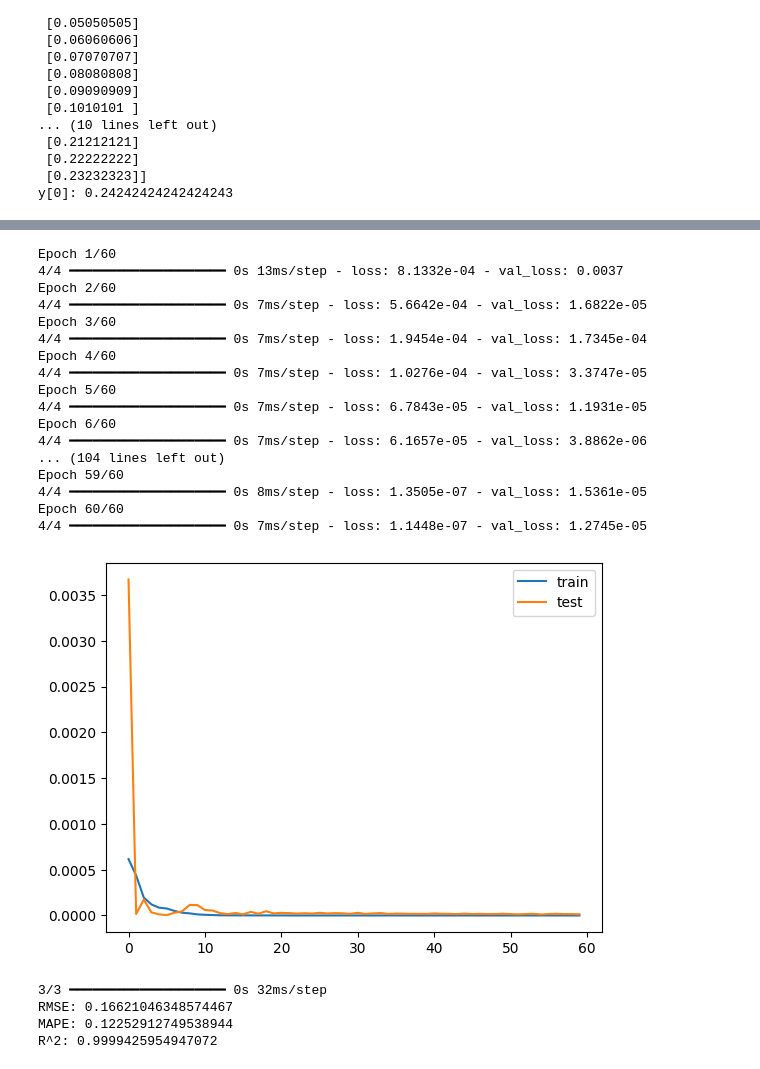
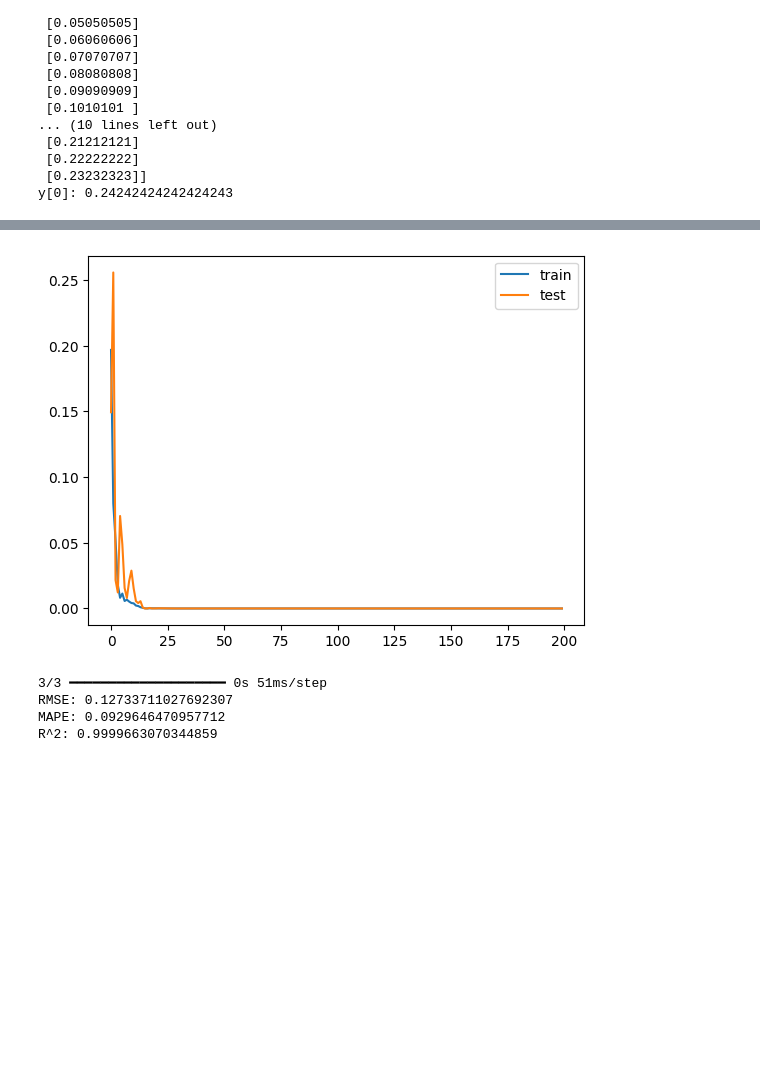
Before and after one commit to gladtobethere/dviz-final-project, a Jupyter notebook: ML/hydro_power_lstm.ipynb, the cells around one changed output, grey strips where cells are left out. Drawn from its saved outputs; the diff is of its cells as text; code cells hidden in the pictures; blank space fills up the shorter version.

```diff
--- a/ML/hydro_power_lstm.ipynb
+++ b/ML/hydro_power_lstm.ipynb
@@ -20,8 +20,8 @@ def process_timestamps(unix_seconds):
     return [datetime.utcfromtimestamp(ts) for ts in unix_seconds]
 
 def get_public_power():
-    start_date = date(2023, 1, 1)
-    end_date = date(2023, 12, 31)
+    start_date = date(2010, 1, 1)
+    end_date = date(2024, 4, 23)
 
     start_datetime = start_date.strftime('%Y-%m-%dT%H:%M:%S%z')
     end_datetime = end_date.strftime('%Y-%m-%dT%H:%M:%S%z')
@@ -92,7 +113,8 @@ Time
 import numpy as np
 from sklearn.preprocessing import MinMaxScaler
 
-def create_dataset(data, look_back=1):
+def create_dataset(data,
+ look_back=1):
     """
     Convert an array of values into a dataset matrix suitable for LSTM training.
 
@@ -155,8 +177,9 @@ model = Sequential([
 
 optimizer = Adam(learning_rate=0.01)
 model.compile(optimizer=optimizer, loss='mean_squared_error')
-early_stopping = EarlyStopping(monitor='val_loss', patience=5, restore_best_weights=True)
-history = model.fit(X, y, epochs=100, batch_size=32, validation_split=0.2, callbacks=[early_stopping], verbose=1)
+# early_stopping = EarlyStopping(monitor='val_loss', patience=5, restore_best_weights=True)
+#callbacks=[early_stopping]
+history = model.fit(X, y, epochs=200, batch_size=16, validation_split=0.2, verbose=1)
 
 model.summary()
 # %% [output]
@@ -193,31 +215,12 @@ Model: "sequential"
 # %%
-# Train the model
-history = model.fit(X, y, epochs=60, batch_size=16, validation_split=0.2, verbose=1)
 
 # Plot training loss and validation loss
 plt.plot(history.history['loss'], label='train')
 plt.plot(history.history['val_loss'], label='test')
 plt.legend()
 plt.show()
 # %% [output]
-Epoch 1/60
-4/4 ━━━━━━━━━━━━━━━━━━━━ 0s 13ms/step - loss: 8.1332e-04 - val_loss: 0.0037
-Epoch 2/60
-4/4 ━━━━━━━━━━━━━━━━━━━━ 0s 7ms/step - loss: 5.6642e-04 - val_loss: 1.6822e-05
-Epoch 3/60
-4/4 ━━━━━━━━━━━━━━━━━━━━ 0s 7ms/step - loss: 1.9454e-04 - val_loss: 1.7345e-04
-Epoch 4/60
-4/4 ━━━━━━━━━━━━━━━━━━━━ 0s 7ms/step - loss: 1.0276e-04 - val_loss: 3.3747e-05
-Epoch 5/60
-4/4 ━━━━━━━━━━━━━━━━━━━━ 0s 7ms/step - loss: 6.7843e-05 - val_loss: 1.1931e-05
-Epoch 6/60
-4/4 ━━━━━━━━━━━━━━━━━━━━ 0s 7ms/step - loss: 6.1657e-05 - val_loss: 3.8862e-06
-... (104 lines left out)
-Epoch 59/60
-4/4 ━━━━━━━━━━━━━━━━━━━━ 0s 8ms/step - loss: 1.3505e-07 - val_loss: 1.5361e-05
-Epoch 60/60
-4/4 ━━━━━━━━━━━━━━━━━━━━ 0s 7ms/step - loss: 1.1448e-07 - val_loss: 1.2745e-05
-[figure, old version]
+[figure, new version]
 # %%
 predictions = model.predict(X)
 
@@ -233,10 +236,10 @@ print(f'R^2: {r_squared}')
 
 model.save('hydro_run_of_river_lstm.keras')
 # %% [output]
-3/3 ━━━━━━━━━━━━━━━━━━━━ 0s 32ms/step
-RMSE: 0.16621046348574467
-MAPE: 0.12252912749538944
-R^2: 0.9999425954947072
+3/3 ━━━━━━━━━━━━━━━━━━━━ 0s 51ms/step
+RMSE: 0.12733711027692307
+MAPE: 0.0929646470957712
+R^2: 0.9999663070344859
 # %%
 import numpy as np
 from sklearn.preprocessing import MinMaxScaler
```
Also changed, not shown: parts of 4 cells of this notebook, 3 other files.
